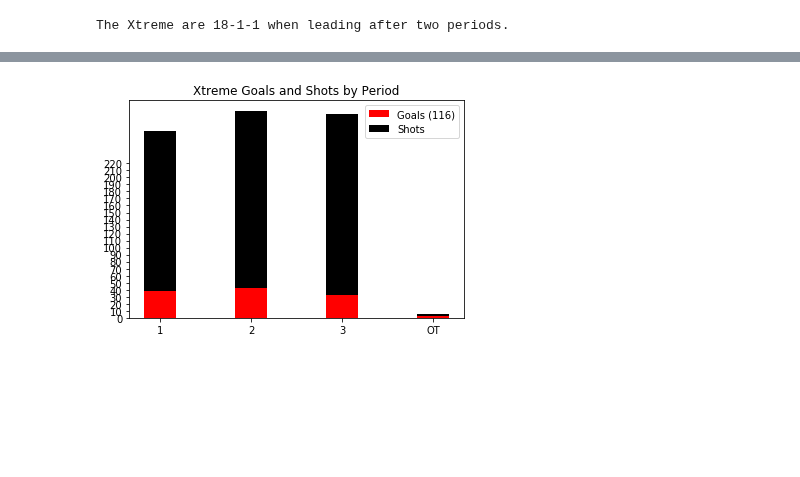
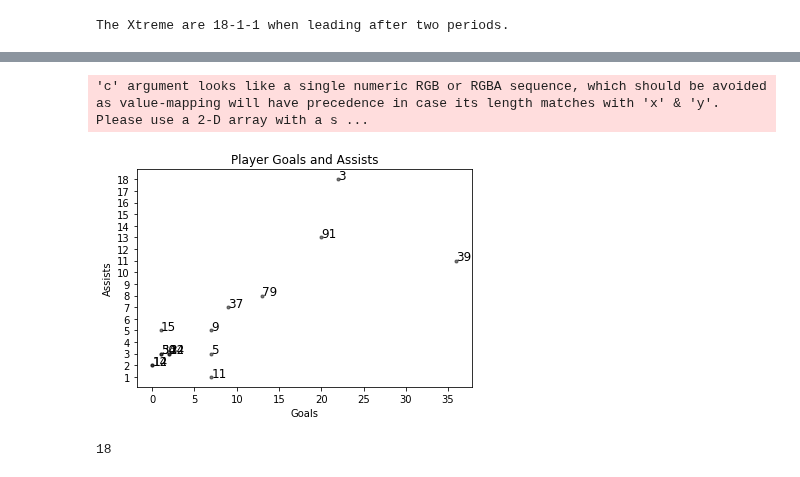
Before and after one commit to werntzp/hockey-stats, a Jupyter notebook: stats_charts.ipynb, the cells around one changed output, grey strips where cells are left out. Cells and saved outputs as stored; diff of their text form; code cells hidden in the pictures; blank space fills up the shorter version.

```diff
--- a/stats_charts.ipynb
+++ b/stats_charts.ipynb
@@ -28,6 +28,7 @@ github_url = "https://raw.githubusercontent.com/werntzp/hockey-stats/master/"
 df_games = pd.read_csv(github_url + "games.csv")
 df_shots = pd.read_csv(github_url + "shots.csv")
 df_goals = pd.read_csv(github_url + "goals.csv")
+df_goals_assists = pd.read_csv(github_url + "goals_assists.csv")
 df_periods = pd.read_csv(github_url + "periods.csv")
 df_penalties = pd.read_csv(github_url + "penalties.csv")
 df_points = pd.read_csv(github_url + "points.csv")
@@ -785,34 +786,30 @@ Text(0.5, 0.94, 'Points per Player by Game')
-# %%
-### *** OLD CHART, DO NOT USE *** ###
-
-# stacked bar chart showing Xtreme goals/shots by period
-
-p1g = df_goals[(df_goals.team == "a") & (df_goals.period == 1)].shape[0]
-p2g = df_goals[(df_goals.team == "a") & (df_goals.period == 2)].shape[0]
-p3g = df_goals[(df_goals.team == "a") & (df_goals.period == 3)].shape[0]
-p4g = df_goals[(df_goals.team == "a") & (df_goals.period == 4)].shape[0]
-
-p1s = df_shots['ashburn_p1'].sum()
-p2s = df_shots['ashburn_p2'].sum()
-p3s = df_shots['ashburn_p3'].sum()
-p4s = df_shots['ashburn_ot'].sum()
-
-N = 4
-goals = (p1g, p2g, p3g, p4g)
-shots = (p1s, p2s, p3s, p4s)
-ind = np.arange(N)    # the x locations for the groups
-width = 0.35       # the width of the bars: can also be len(x) sequence
-
-g_label = "Goals (" + str(p1g + p2g + p3g + p4g) + ")"
-
-p1 = plt.bar(ind, goals, width, color='red')
-p2 = plt.bar(ind, shots, width, bottom=goals, color='black')
-
-plt.title('Xtreme Goals and Shots by Period')
-plt.xticks(ind, ('1', '2', '3', 'OT'))
-plt.yticks(np.arange(0, 300, 25))
-plt.legend((p1[0], p2[0]), (g_label, 'Shots'))
-
-plt.show()
-# %% [output]
-[figure, removed]
+# %%
+# Create data
+x = df_goals_assists["goals"]
+y = df_goals_assists["assists"]
+p = df_goals_assists["player"]
+colors = (0,0,0)
+area = np.pi * 3
+
+ycol = []
+for i in range(df_goals_assists["assists"].max()):
+  ycol.append(i+1)
+
+# Plot
+plt.scatter(x, y, s=area, c=colors, alpha=0.5)
+plt.title('Player Goals and Assists')
+plt.yticks(ycol)
+plt.xlabel('Goals')
+plt.ylabel('Assists')
+
+for x, y, p in zip(x, y, p):
+    plt.text(x, y, str(p), color="black", fontsize=12)
+
+plt.show()
+# %% [output]
+'c' argument looks like a single numeric RGB or RGBA sequence, which should be avoided as value-mapping will have precedence in case its length matches with 'x' & 'y'.  Please use a 2-D array with a s ...
+[figure, added]
+# %%
+df_goals_assists["assists"].max()
+# %% [output]
+18
```
Also changed, not shown: parts of 15 cells of this notebook.
